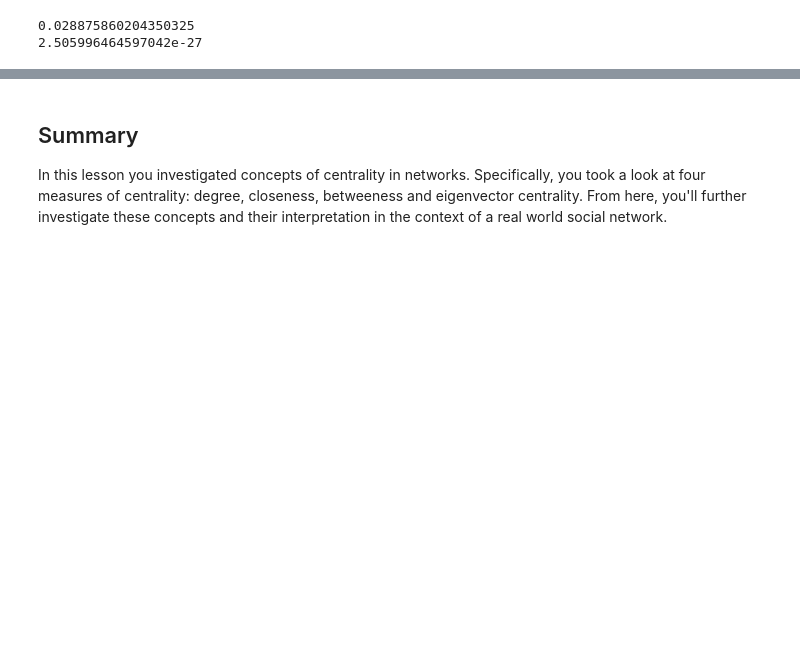
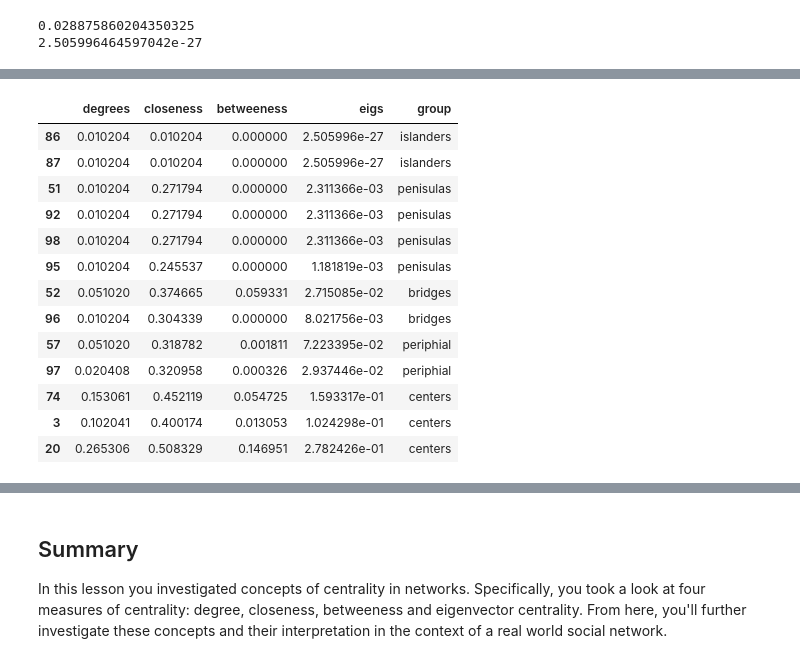
Before and after one commit to learn-co-curriculum/dsc-node-centrality, a Jupyter notebook: index.ipynb, the cells around one changed output, grey strips where cells are left out. Drawn from its saved outputs; the diff is of its cells as text; code cells hidden in the pictures; blank space fills up the shorter version.

Commit message:
Further updates on interpreting collective centrality metrics

```diff
--- a/index.ipynb
+++ b/index.ipynb
@@ -79,0 +86,43 @@ print(nx.eigenvector_centrality(G)[86])
+# %%
+import pandas as pd
+
+degrees = nx.degree_centrality(G)
+closeness = nx.closeness_centrality(G)
+betweeness = nx.betweenness_centrality(G)
+eigs = nx.eigenvector_centrality(G)
+df = pd.DataFrame([degrees, closeness, betweeness, eigs]).transpose()
+df.columns = ["degrees", "closeness", "betweeness", "eigs"]
+#Some Nodes to Investigate
+islanders = [86,87]
+penisulas = [51,92,98,95]
+bridges = [52,96]
+periphial = [57,97]
+centers = [74,3,20]
+temp = {"islanders":islanders,
+       "penisulas":penisulas,
+       "bridges":bridges,
+       "periphial":periphial,
+       "centers":centers}
+node_label_dict = {}
+for label in temp.keys():
+    nodes = temp[label]
+    for node in nodes:
+        node_label_dict[node]=label
+ex_nodes = islanders + penisulas + bridges + periphial + centers
+df['group'] = df.index.map(node_label_dict)
+df.iloc[ex_nodes]
+# %% [output]
+|  | degrees | closeness | betweeness | eigs | group |
+| 86 | 0.010204 | 0.010204 | 0.000000 | 2.505996e-27 | islanders |
+| 87 | 0.010204 | 0.010204 | 0.000000 | 2.505996e-27 | islanders |
+| 51 | 0.010204 | 0.271794 | 0.000000 | 2.311366e-03 | penisulas |
+| 92 | 0.010204 | 0.271794 | 0.000000 | 2.311366e-03 | penisulas |
+| 98 | 0.010204 | 0.271794 | 0.000000 | 2.311366e-03 | penisulas |
+| 95 | 0.010204 | 0.245537 | 0.000000 | 1.181819e-03 | penisulas |
+| 52 | 0.051020 | 0.374665 | 0.059331 | 2.715085e-02 | bridges |
+| 96 | 0.010204 | 0.304339 | 0.000000 | 8.021756e-03 | bridges |
+| 57 | 0.051020 | 0.318782 | 0.001811 | 7.223395e-02 | periphial |
+| 97 | 0.020408 | 0.320958 | 0.000326 | 2.937446e-02 | periphial |
+| 74 | 0.153061 | 0.452119 | 0.054725 | 1.593317e-01 | centers |
+| 3 | 0.102041 | 0.400174 | 0.013053 | 1.024298e-01 | centers |
+| 20 | 0.265306 | 0.508329 | 0.146951 | 2.782426e-01 | centers |
```
Also changed, not shown: parts of 3 cells of this notebook, 2 other files.
